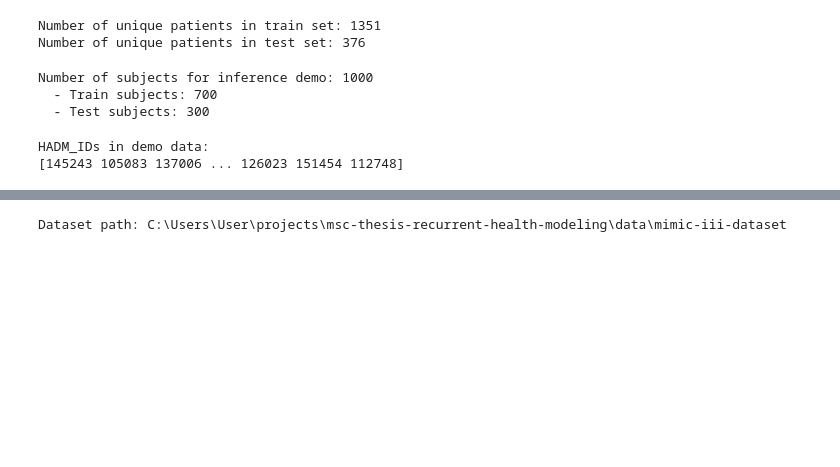
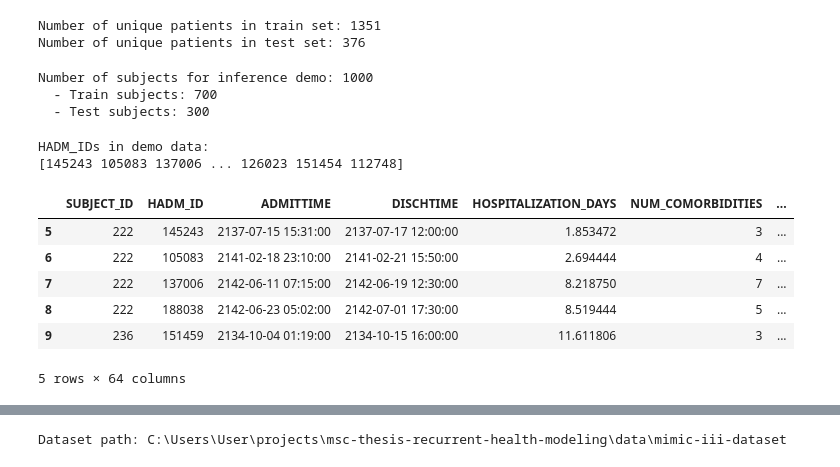
Before and after one commit to LucasVon0645/Master-Thesis--Project-ReadmitAI, a Jupyter notebook: recurrent_health_events_prediction/preprocessing/notebooks/generate_inference_demo.ipynb, the cells around one changed output, grey strips where cells are left out. Cells and saved outputs as stored; diff of their text form; code cells hidden in the pictures; blank space fills up the shorter version.

```diff
--- a/recurrent_health_events_prediction/preprocessing/notebooks/generate_inference_demo.ipynb
+++ b/recurrent_health_events_prediction/preprocessing/notebooks/generate_inference_demo.ipynb
@@ -121,3 +105,13 @@ print(event_ids)
 # %% [output]
 HADM_IDs in demo data:
 [145243 105083 137006 ... 126023 151454 112748]
+# %%
+demo_df.head()
+# %% [output]
+|  | SUBJECT_ID | HADM_ID | ADMITTIME | DISCHTIME | HOSPITALIZATION_DAYS | NUM_COMORBIDITIES | ... |
+| 5 | 222 | 145243 | 2137-07-15 15:31:00 | 2137-07-17 12:00:00 | 1.853472 | 3 | ... |
+| 6 | 222 | 105083 | 2141-02-18 23:10:00 | 2141-02-21 15:50:00 | 2.694444 | 4 | ... |
+| 7 | 222 | 137006 | 2142-06-11 07:15:00 | 2142-06-19 12:30:00 | 8.218750 | 7 | ... |
+| 8 | 222 | 188038 | 2142-06-23 05:02:00 | 2142-07-01 17:30:00 | 8.519444 | 5 | ... |
+| 9 | 236 | 151459 | 2134-10-04 01:19:00 | 2134-10-15 16:00:00 | 11.611806 | 3 | ... |
+5 rows × 64 columns
```
Also changed, not shown: parts of 11 cells of this notebook, 16 other files.
